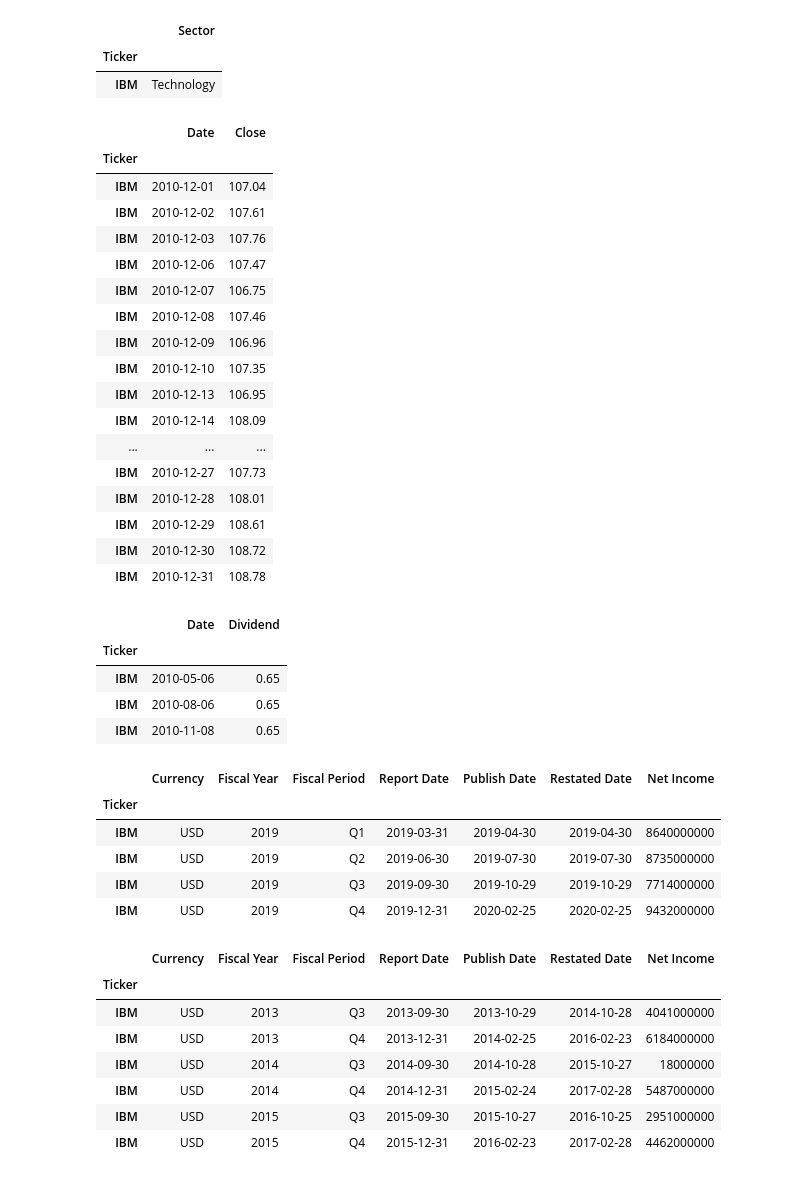
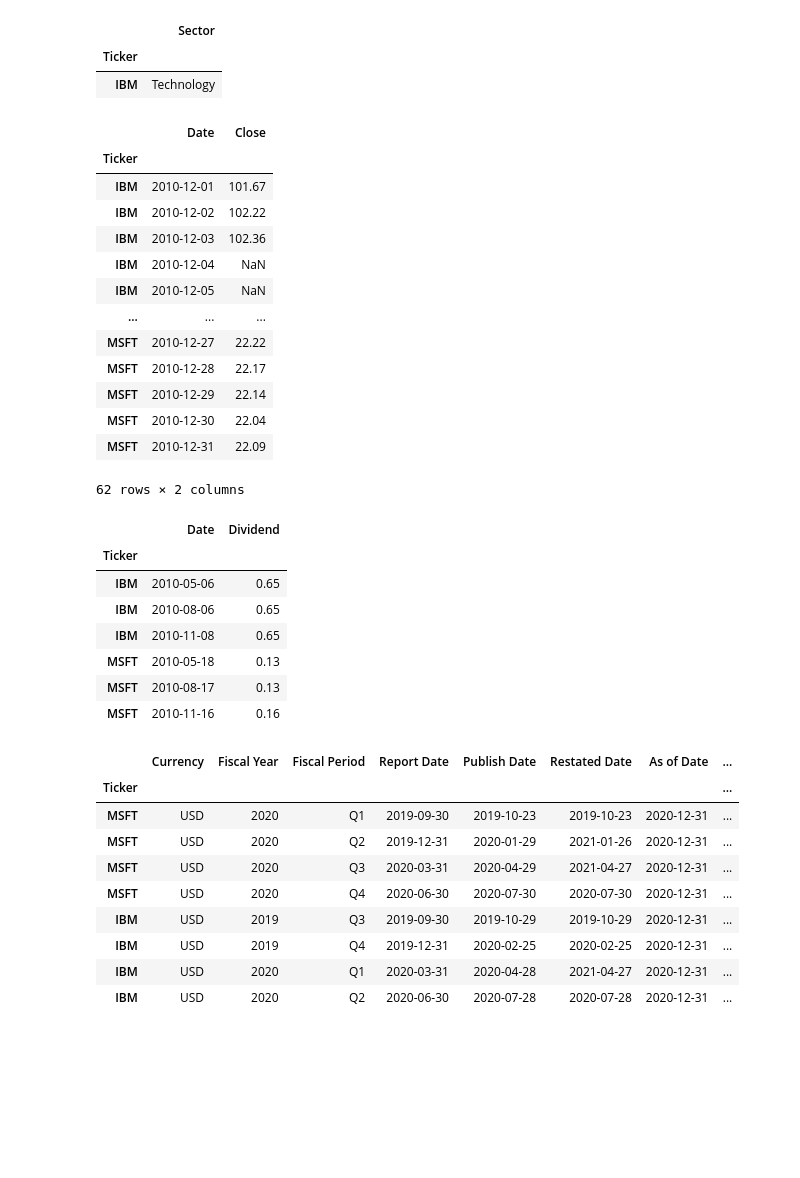
Before and after one commit to bbk-pij-2012-29/Financial-Data-API, a Jupyter notebook: api_example.ipynb, the cells around one changed output. Saved outputs shown, nothing was run; the diff lists cells and outputs as text; code cells hidden in the pictures; blank space fills up the shorter version.

Commit message:
fixed bugs for offset period fundamentals, add as of date range to support PE calculation, expand the pricing and market data to the calendar date with option to fill with previous value.

```diff
--- a/api_example.ipynb
+++ b/api_example.ipynb
@@ -87,51 +87,54 @@ api.get_data(['IBM'], 'Sector')
 | Ticker |  |
 | IBM | Technology |
 # %%
-api.get_data(['IBM'], 'Close', Start=date(2010, 12, 31) - timedelta(days=30), End=date(2010, 12, 31), Adj='y')
+api.get_data(
+    ['IBM', 'MSFT'], 'Close',
+    start=date(2010, 12, 31) - timedelta(days=30), end=date(2010, 12, 31),
+    Adj='y'
+)
 # %% [output]
 |  | Date | Close |
 | Ticker |  |  |
-| IBM | 2010-12-01 | 107.04 |
-| IBM | 2010-12-02 | 107.61 |
-| IBM | 2010-12-03 | 107.76 |
-| IBM | 2010-12-06 | 107.47 |
-| IBM | 2010-12-07 | 106.75 |
-| IBM | 2010-12-08 | 107.46 |
-| IBM | 2010-12-09 | 106.96 |
-| IBM | 2010-12-10 | 107.35 |
-| IBM | 2010-12-13 | 106.95 |
-| IBM | 2010-12-14 | 108.09 |
+| IBM | 2010-12-01 | 101.67 |
+| IBM | 2010-12-02 | 102.22 |
+| IBM | 2010-12-03 | 102.36 |
+| IBM | 2010-12-04 | NaN |
+| IBM | 2010-12-05 | NaN |
 | ... | ... | ... |
-| IBM | 2010-12-27 | 107.73 |
-| IBM | 2010-12-28 | 108.01 |
-| IBM | 2010-12-29 | 108.61 |
-| IBM | 2010-12-30 | 108.72 |
-| IBM | 2010-12-31 | 108.78 |
+| MSFT | 2010-12-27 | 22.22 |
+| MSFT | 2010-12-28 | 22.17 |
+| MSFT | 2010-12-29 | 22.14 |
+| MSFT | 2010-12-30 | 22.04 |
+| MSFT | 2010-12-31 | 22.09 |
+62 rows × 2 columns
 # %%
-api.get_data(['IBM'], 'Dividend', Start=date(2010, 12, 31) - timedelta(days=300), End=date(2010, 12, 31)).dropna()
+api.get_data(
+    ['IBM', 'MSFT'], 'Dividend',
+    start=date(2010, 12, 31) - timedelta(days=300), end=date(2010, 12, 31)
+).dropna()
 # %% [output]
 |  | Date | Dividend |
 | Ticker |  |  |
 | IBM | 2010-05-06 | 0.65 |
 | IBM | 2010-08-06 | 0.65 |
 | IBM | 2010-11-08 | 0.65 |
+| MSFT | 2010-05-18 | 0.13 |
+| MSFT | 2010-08-17 | 0.13 |
+| MSFT | 2010-11-16 | 0.16 |
 # %%
-api.get_data(['IBM'], 'Net Income', pt='ttm', offset_start=-3, offset_end=0, as_of_date=date(2020, 12, 31))
+api.get_data(
+    ['MSFT', 'IBM'], 'Net Income', pt='ttm',
+    offset_start=-3, offset_end=0,
+    as_of_date_start=date(2020, 12, 31), as_of_date_end=date(2020, 12, 31)
+)
 # %% [output]
-|  | Currency | Fiscal Year | Fiscal Period | Report Date | Publish Date | Restated Date | Net Income |
-| Ticker |  |  |  |  |  |  |  |
-| IBM | USD | 2019 | Q1 | 2019-03-31 | 2019-04-30 | 2019-04-30 | 8640000000 |
-| IBM | USD | 2019 | Q2 | 2019-06-30 | 2019-07-30 | 2019-07-30 | 8735000000 |
-| IBM | USD | 2019 | Q3 | 2019-09-30 | 2019-10-29 | 2019-10-29 | 7714000000 |
-| IBM | USD | 2019 | Q4 | 2019-12-31 | 2020-02-25 | 2020-02-25 | 9432000000 |
+|  | Currency | Fiscal Year | Fiscal Period | Report Date | Publish Date | Restated Date | As of Date | ... |
+| Ticker |  |  |  |  |  |  |  | ... |
+| MSFT | USD | 2020 | Q1 | 2019-09-30 | 2019-10-23 | 2019-10-23 | 2020-12-31 | ... |
+| MSFT | USD | 2020 | Q2 | 2019-12-31 | 2020-01-29 | 2021-01-26 | 2020-12-31 | ... |
+| MSFT | USD | 2020 | Q3 | 2020-03-31 | 2020-04-29 | 2021-04-27 | 2020-12-31 | ... |
+| MSFT | USD | 2020 | Q4 | 2020-06-30 | 2020-07-30 | 2020-07-30 | 2020-12-31 | ... |
+| IBM | USD | 2019 | Q3 | 2019-09-30 | 2019-10-29 | 2019-10-29 | 2020-12-31 | ... |
+| IBM | USD | 2019 | Q4 | 2019-12-31 | 2020-02-25 | 2020-02-25 | 2020-12-31 | ... |
+| IBM | USD | 2020 | Q1 | 2020-03-31 | 2020-04-28 | 2021-04-27 | 2020-12-31 | ... |
+| IBM | USD | 2020 | Q2 | 2020-06-30 | 2020-07-28 | 2020-07-28 | 2020-12-31 | ... |
-# %%
-api.get_data(['IBM'], 'Net Income', pt='q', y_start=2013, y_end=2015, q_start=3, q_end=4, as_of_date=date(2020, 12, 31))
-# %% [output]
-|  | Currency | Fiscal Year | Fiscal Period | Report Date | Publish Date | Restated Date | Net Income |
-| Ticker |  |  |  |  |  |  |  |
-| IBM | USD | 2013 | Q3 | 2013-09-30 | 2013-10-29 | 2014-10-28 | 4041000000 |
-| IBM | USD | 2013 | Q4 | 2013-12-31 | 2014-02-25 | 2016-02-23 | 6184000000 |
-| IBM | USD | 2014 | Q3 | 2014-09-30 | 2014-10-28 | 2015-10-27 | 18000000 |
-| IBM | USD | 2014 | Q4 | 2014-12-31 | 2015-02-24 | 2017-02-28 | 5487000000 |
-| IBM | USD | 2015 | Q3 | 2015-09-30 | 2015-10-27 | 2016-10-25 | 2951000000 |
-| IBM | USD | 2015 | Q4 | 2015-12-31 | 2016-02-23 | 2017-02-28 | 4462000000 |
```
Also changed, not shown: parts of 18 cells of this notebook, 3 other files.
